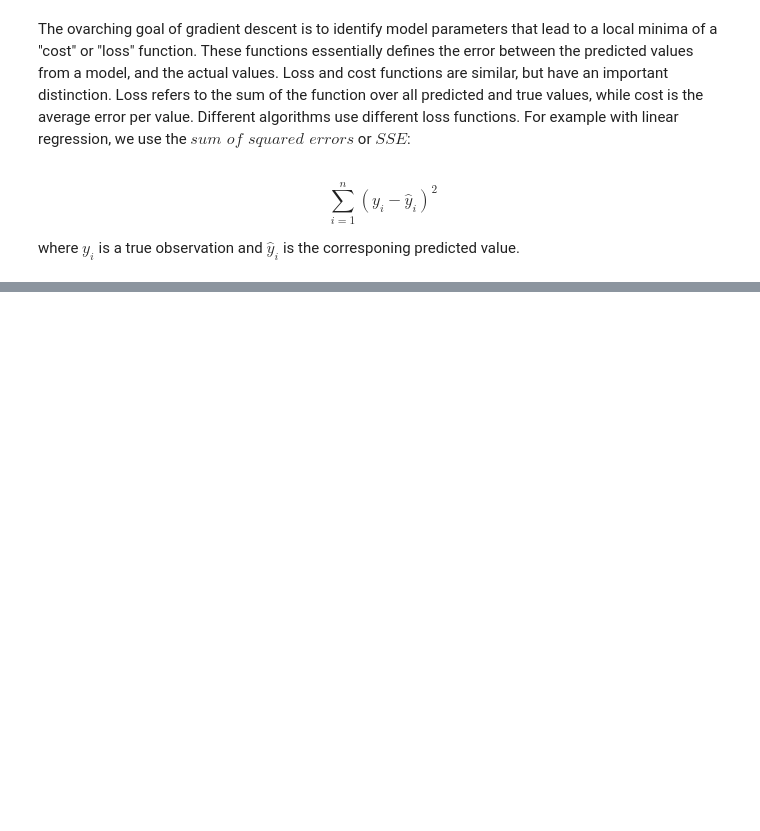
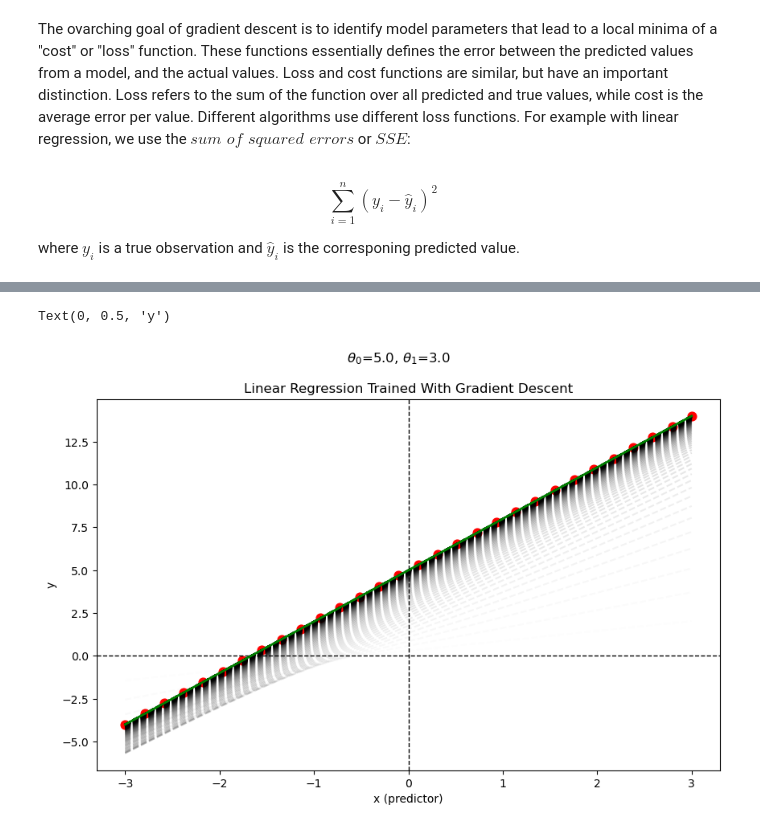
Before and after one commit to JakeLarimer/MLAlgosFromScratch, a Jupyter notebook: LinearRegressionWithGradientDescent.ipynb, the cells around one changed output, grey strips where cells are left out. Drawn from its saved outputs; the diff is of its cells as text; code cells hidden in the pictures; blank space fills up the shorter version.

```diff
--- a/LinearRegressionWithGradientDescent.ipynb
+++ b/LinearRegressionWithGradientDescent.ipynb
@@ -25,0 +157,60 @@ import matplotlib.pyplot as plt
+# %%
+x = np.linspace(-3,3,30)
+y = 3 * x + 5
+ypred_list = []
+
+etascale = 0.001
+epsilon = [0.1, 0.1]
+
+theta = np.array([0, 0])
+
+num_iters = 0
+
+# Function to compute the gradient
+def find_gradJ(x, y, theta):
+    j0 = 0.
+    j1 = 0.
+
+    for i in range(len(x)):
+        j0 += y[i] - (theta[0] + theta[1] * x[i])
+        j1 += x[i] * (y[i] - (theta[0] + theta[1] * x[i]))
+
+    j0 *= -2
+    j1 *= -2
+
+    return np.array([j0, j1])
+
+# Initializing gradient
+gradJ = find_gradJ(x, y, theta)
+
+
+while abs(gradJ[0]) > epsilon[0] or abs(gradJ[1]) > epsilon[1]:
+
+    theta = theta - etascale * gradJ
+
+    gradJ = find_gradJ(x, y, theta)
+
+    ypred = theta[0] + x * theta[1]
+    ypred_list.append(ypred)
+
+    num_iters += 1
+
+
+plt.figure(figsize=(10,6))
+plt.axhline(0, color='black', linestyle='--', linewidth=1)
+plt.axvline(0, color='black', linestyle='--', linewidth=1)
+
+plt.scatter(x, y, color="red", s=60)
+
+for i in range(num_iters-1):
+    plt.plot(x, ypred_list[i], color='black', alpha=(i+1)/num_iters, linestyle="--")
+
+plt.plot(x, ypred_list[-1], color='green', linewidth=2)
+
+plt.title("Linear Regression Trained With Gradient Descent")
+plt.suptitle(f"$\\theta_0$={round(theta[0],2)}, $\\theta_1$={round(theta[1],2)}")
+plt.xlabel("x (predictor)")
+plt.ylabel("y")
+# %% [output]
+Text(0, 0.5, 'y')
+[figure, added]
```
Also changed, not shown: parts of 8 cells of this notebook.
